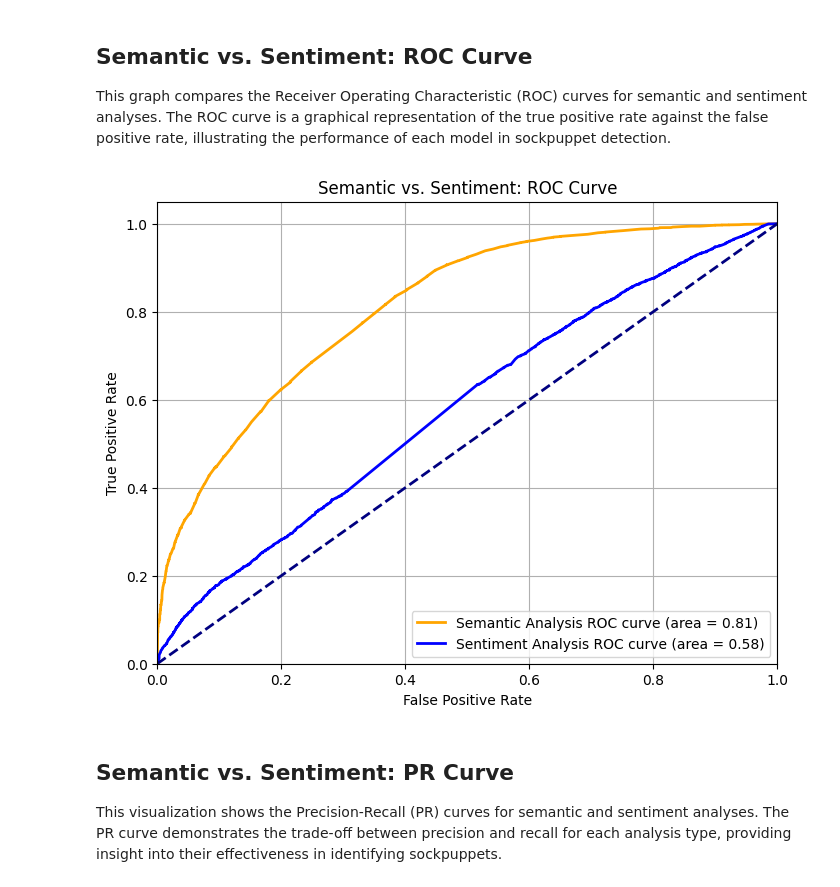
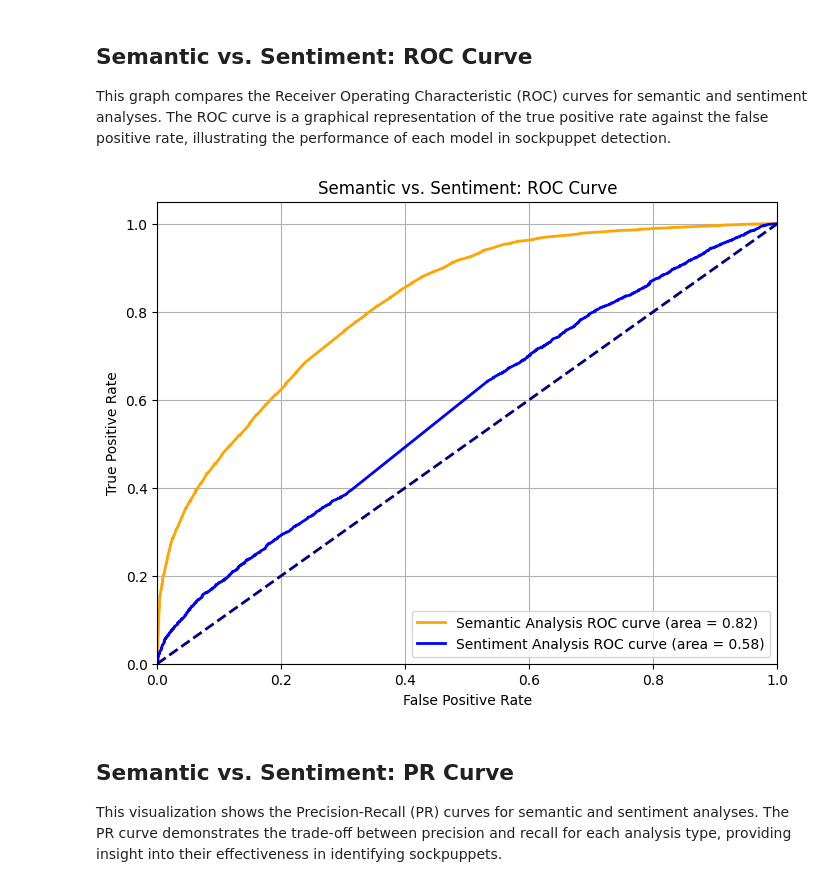
Before and after one commit to zxyandreay/flask-sockpuppet-detection, a Jupyter notebook: data/semantic_sentiment_combined_FIGURES.ipynb, the cells around one changed output. Saved outputs shown, nothing was run; the diff lists cells and outputs as text; code cells hidden in the pictures.

```diff
--- a/data/semantic_sentiment_combined_FIGURES.ipynb
+++ b/data/semantic_sentiment_combined_FIGURES.ipynb
@@ -13,7 +13,7 @@ from sklearn.metrics import classification_report, accuracy_score, roc_curve, au
 from textblob import TextBlob
 
 # Load the Wikipedia dataset
-data = pd.read_csv('wikipedia_sockpuppet_dataset.csv')
+data = pd.read_csv('wikipedia_sockpuppet_dataset_CLEANED.csv')
 
 # Preprocessing function
 def preprocess(text):
@@ -47,34 +47,34 @@ X_train_sentiment, X_test_sentiment, y_train_sentiment, y_test_sentiment = train
 
 # Model Training using Random Forest for sentiment analysis
 model_sentiment = RandomForestClassifier(n_estimators=100, random_state=42)
 model_sentiment.fit(X_train_sentiment, y_train_sentiment)
 
 # Get predicted probabilities for the test set for both models
 y_proba_semantic = model_semantic.predict_proba(X_test_semantic)[:, 1]
 y_proba_sentiment = model_sentiment.predict_proba(X_test_sentiment)[:, 1]
 
 # Compute ROC curve and ROC area for both models
 fpr_semantic, tpr_semantic, _ = roc_curve(y_test, y_proba_semantic)
 roc_auc_semantic = auc(fpr_semantic, tpr_semantic)
 
 fpr_sentiment, tpr_sentiment, _ = roc_curve(y_test, y_proba_sentiment)
 roc_auc_sentiment = auc(fpr_sentiment, tpr_sentiment)
 
 # Plot the overlaid ROC curves
 plt.figure(figsize=(8, 6))
 plt.plot(fpr_semantic, tpr_semantic, color='orange', lw=2, label='Semantic Analysis ROC curve (area = %0.2f)' % roc_auc_semantic)
 plt.plot(fpr_sentiment, tpr_sentiment, color='blue', lw=2, label='Sentiment Analysis ROC curve (area = %0.2f)' % roc_auc_sentiment)
 plt.plot([0, 1], [0, 1], color='navy', lw=2, linestyle='--')
 plt.xlim([0.0, 1.0])
 plt.ylim([0.0, 1.05])
 plt.xlabel('False Positive Rate')
 plt.ylabel('True Positive Rate')
 plt.title('Semantic vs. Sentiment: ROC Curve')
 plt.legend(loc="lower right")
 plt.grid(True)
 plt.show()
 # %% [output]
-[figure, old version]
+[figure, new version]
 # %% [markdown]
 ## Semantic vs. Sentiment: PR Curve
 This visualization shows the Precision-Recall (PR) curves for semantic and sentiment analyses. The PR curve demonstrates the trade-off between precision and recall for each analysis type, providing insight into their effectiveness in identifying sockpuppets.
```
Also changed, not shown: parts of 4 cells of this notebook, 10 other files.
